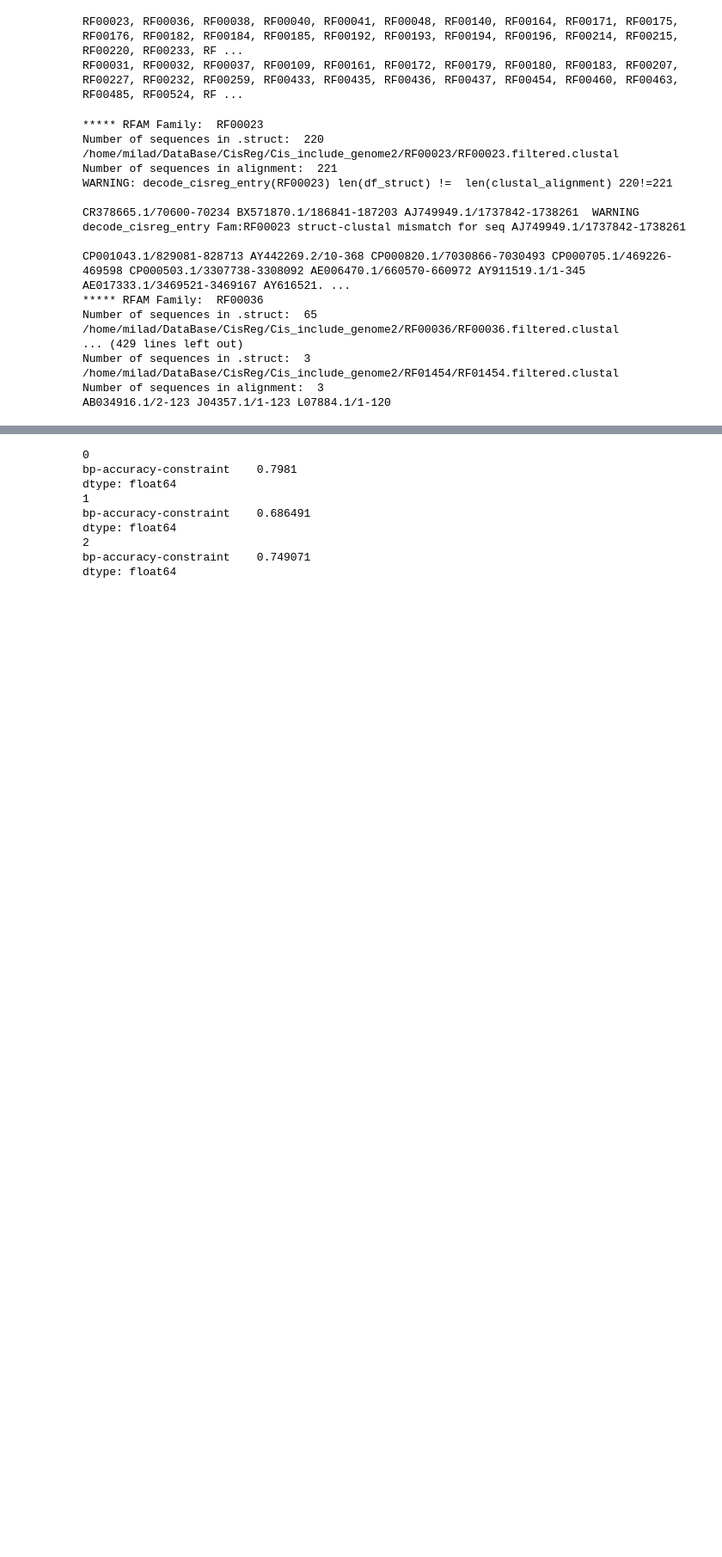
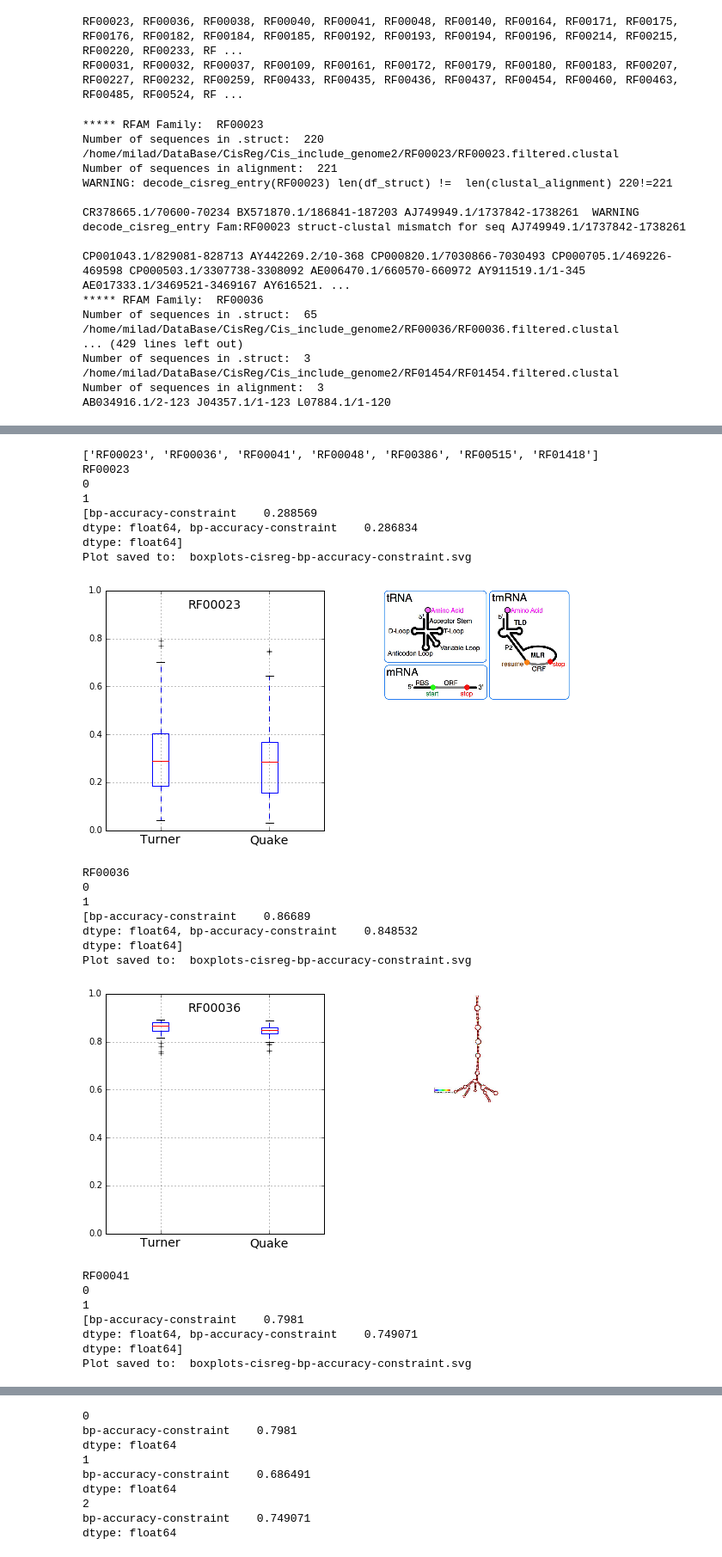
Before and after one commit to mmiladi/mmfold, a Jupyter notebook: cisreg/Benchmark-CisReg.ipynb, the cells around one changed output, grey strips where cells are left out. Shown at 86% size. Cells and saved outputs as stored; diff of their text form; code cells hidden in the pictures; blank space fills up the shorter version.

```diff
--- a/cisreg/Benchmark-CisReg.ipynb
+++ b/cisreg/Benchmark-CisReg.ipynb
@@ -555,0 +517,32 @@ dtype: float64
+# %%
+# plot_family([df_total_turner_assym_0, df_total_andero_assym_0, df_total_quake_assym_0], 'RF00041')
+famlist = ['RF00023', 'RF00036', 'RF01418', 'RF00041', 'RF00048', 'RF00386', 'RF00515']
+famlist = sorted(famlist)
+print famlist
+for fam in famlist:
+    plot_family([df_total_turner_assym_50, df_total_quake_assym_50_new], fam)
+# %% [output]
+['RF00023', 'RF00036', 'RF00041', 'RF00048', 'RF00386', 'RF00515', 'RF01418']
+RF00023
+0
+1
+[bp-accuracy-constraint    0.288569
+dtype: float64, bp-accuracy-constraint    0.286834
+dtype: float64]
+Plot saved to:  boxplots-cisreg-bp-accuracy-constraint.svg
+[figure, added]
+RF00036
+0
+1
+[bp-accuracy-constraint    0.86689
+dtype: float64, bp-accuracy-constraint    0.848532
+dtype: float64]
+Plot saved to:  boxplots-cisreg-bp-accuracy-constraint.svg
+[figure, added]
+RF00041
+0
+1
+[bp-accuracy-constraint    0.7981
+dtype: float64, bp-accuracy-constraint    0.749071
+dtype: float64]
+Plot saved to:  boxplots-cisreg-bp-accuracy-constraint.svg
```
Also changed, not shown: parts of 8 cells of this notebook, 32 other files.
